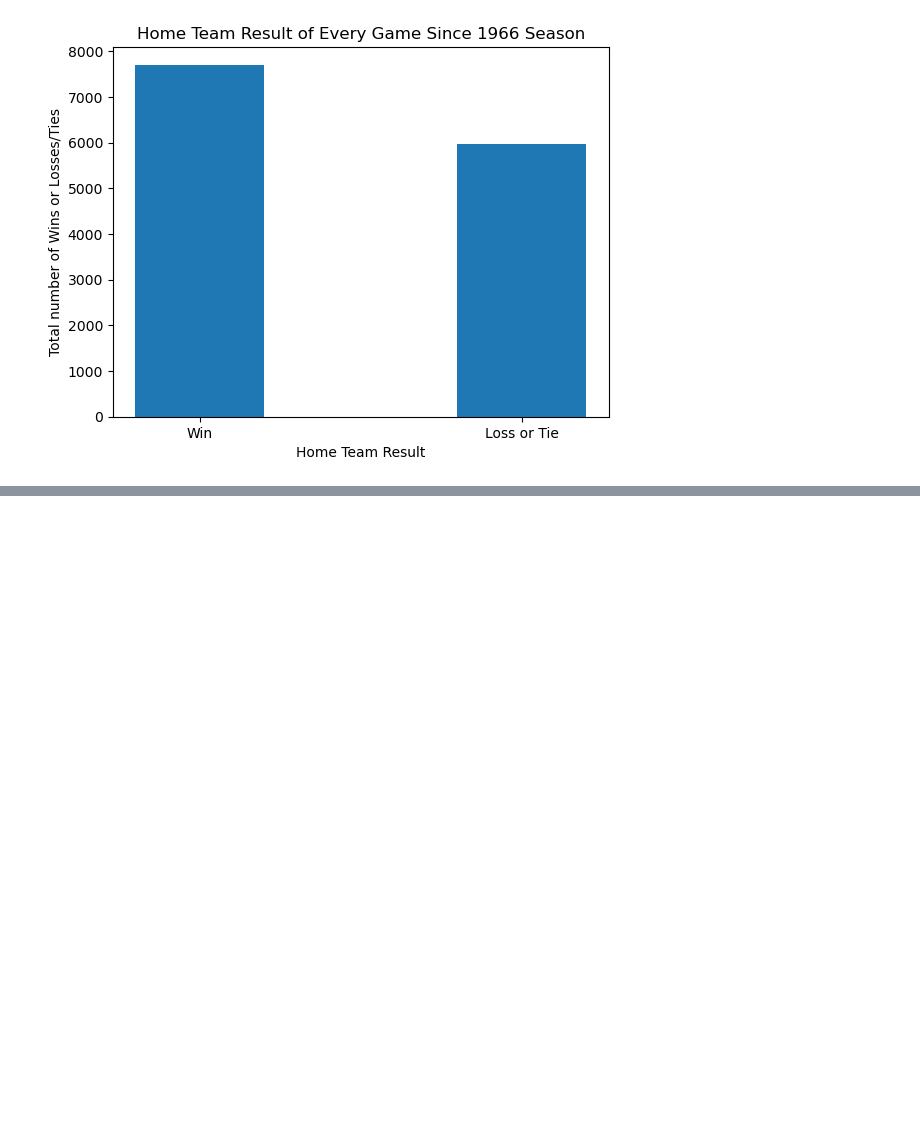
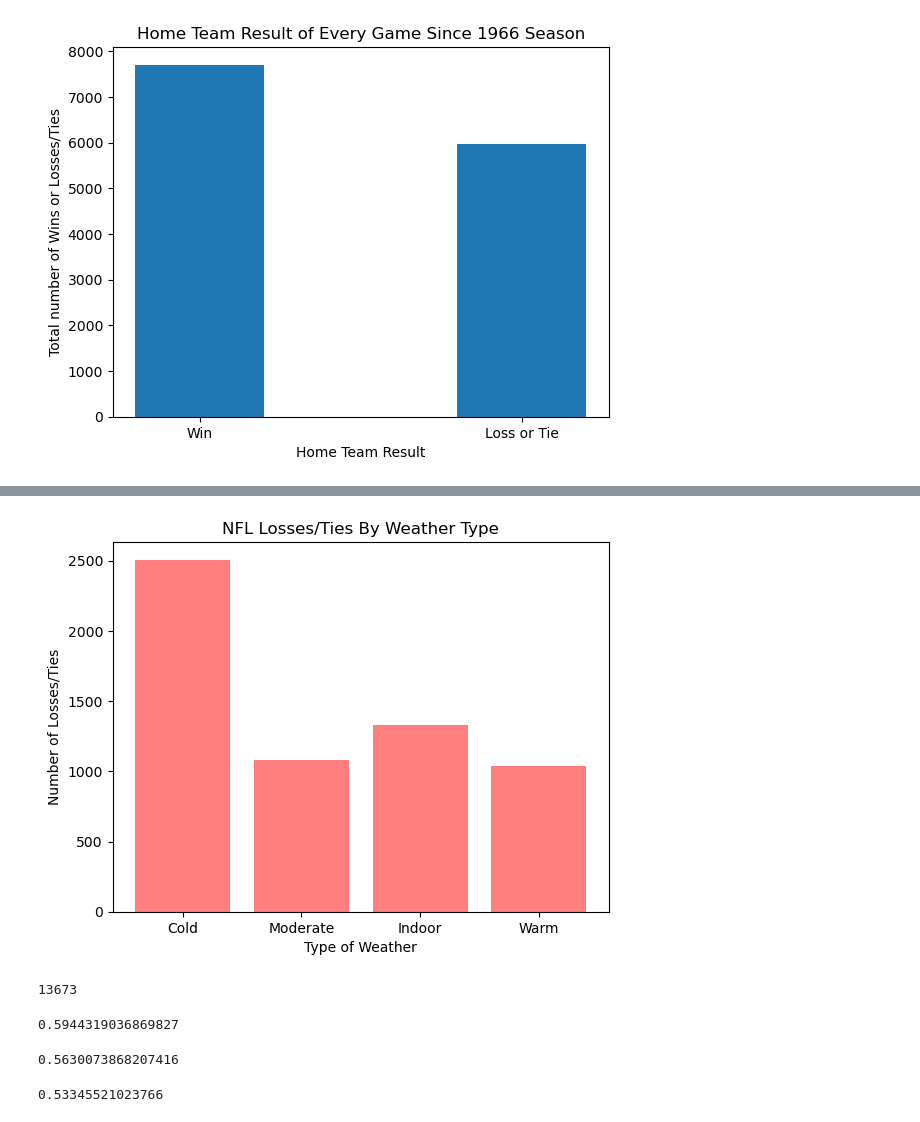
Before and after one commit to jlawrence16/project_one, a Jupyter notebook: import_data_nfl.ipynb, the cells around one changed output, grey strips where cells are left out. Drawn from its saved outputs; the diff is of its cells as text; code cells hidden in the pictures; blank space fills up the shorter version.

```diff
--- a/import_data_nfl.ipynb
+++ b/import_data_nfl.ipynb
@@ -98,0 +253,42 @@ plt.show()
+# %%
+results = [2507, 1078, 1332, 1040]
+x_axis = np.arange(len(results))
+plt.bar(x_axis, results, color='r', alpha=0.5, align="center")
+tick_locations = [value for value in x_axis]
+plt.xticks(tick_locations, ["Cold", "Moderate", "Indoor", "Warm"])
+plt.title("NFL Losses/Ties By Weather Type")
+plt.xlabel("Type of Weather")
+plt.ylabel("Number of Losses/Ties")
+plt.show()
+# %% [output]
+[figure, added]
+# %%
+data_df["home_result"].count()
+# %% [output]
+13673
+# %%
+total_moderate_weather_count = 1580 + 1078
+total_moderate_weather = data_df[(data_df["stadium_weather_type"] == "moderate")]
+total_moderate_weather
+percentage_win_moderate = 1580/total_moderate_weather_count
+percentage_win_moderate
+# %% [output]
+0.5944319036869827
+# %%
+overall_win_percent = (3386 + 1580 + 1526 + 1206)/13673
+overall_win_percent
+# %% [output]
+0.5630073868207416
+# %%
+weather_type = data_df["weather_detail"]
+weather_type_df = weather_type.dropna()
+weather_type_df
+#win_indoor = data_df[(data_df["home_result"] == "Win") & (data_df["weather_detail"] == "indoor")].count()["home_result"]
+win_indoor = data_df[(data_df["home_result"] == "Win") & (data_df["weather_detail"] == "indoor")].count()["home_result"]
+win_indoor
+no_win_indoor = data_df[(data_df["home_result"] == "Loss or Tie") & (data_df["weather_detail"] == "indoor")].count()["home_result"]
+no_win_indoor
+percentage_win_indoor = win_indoor/(win_indoor + no_win_indoor)
+percentage_win_indoor
+# %% [output]
+0.53345521023766
```
Also changed, not shown: parts of 10 cells of this notebook.
